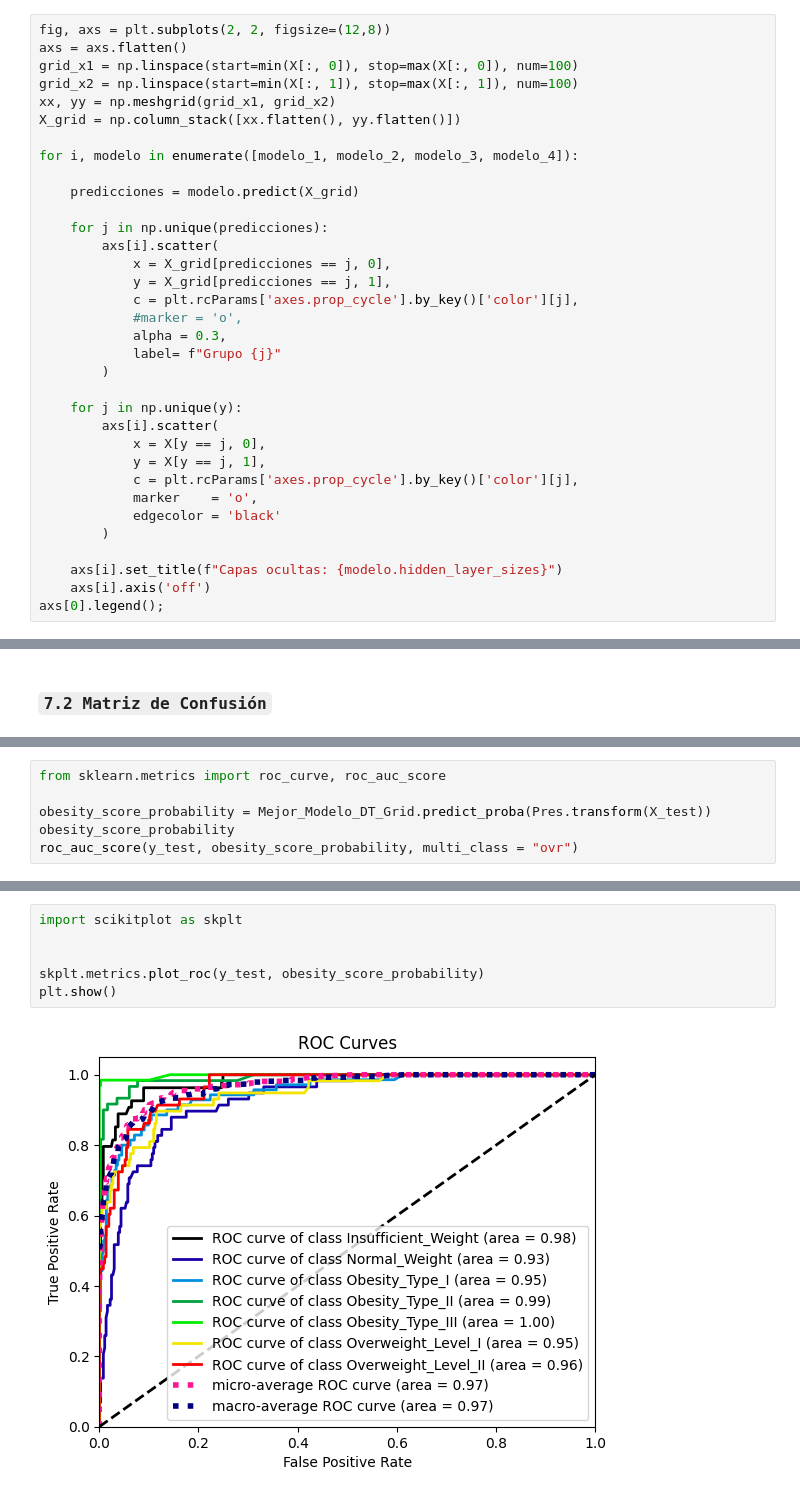
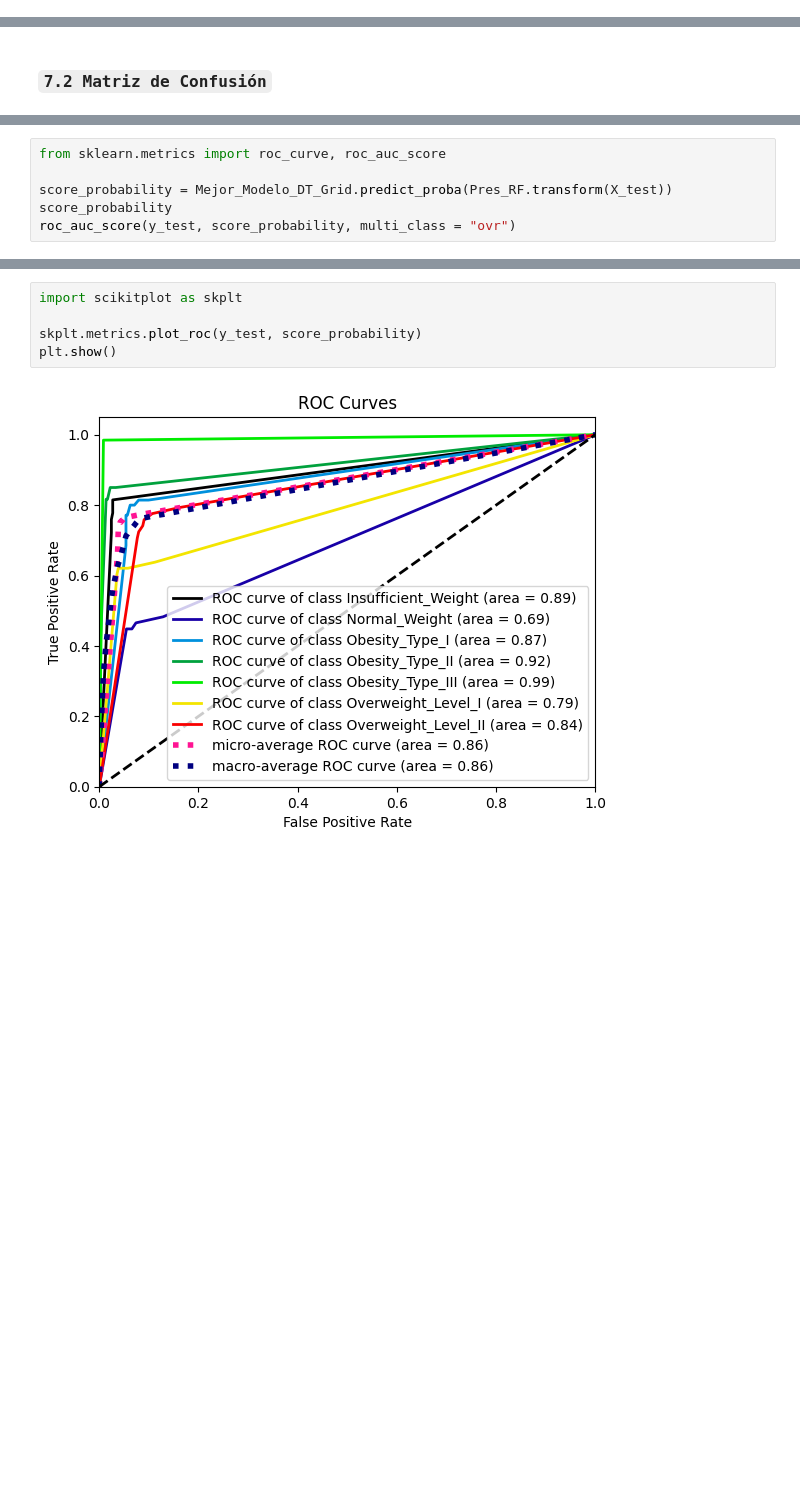
Before and after one commit to JuliethLambrano930/Proyecto_Final, a Jupyter notebook: Notebooks/aprendizaje_supervisado.ipynb, the cells around one changed output, grey strips where cells are left out. Cells and saved outputs as stored; diff of their text form; blank space fills up the shorter version.

```diff
--- a/Notebooks/aprendizaje_supervisado.ipynb
+++ b/Notebooks/aprendizaje_supervisado.ipynb
@@ -678,34 +707,0 @@ InvalidIndexError: (slice(None, None, None), 0)
-# %%
-fig, axs = plt.subplots(2, 2, figsize=(12,8))
-axs = axs.flatten()
-grid_x1 = np.linspace(start=min(X[:, 0]), stop=max(X[:, 0]), num=100)
-grid_x2 = np.linspace(start=min(X[:, 1]), stop=max(X[:, 1]), num=100)
-xx, yy = np.meshgrid(grid_x1, grid_x2)
-X_grid = np.column_stack([xx.flatten(), yy.flatten()])
-
-for i, modelo in enumerate([modelo_1, modelo_2, modelo_3, modelo_4]):
-
-    predicciones = modelo.predict(X_grid)
-
-    for j in np.unique(predicciones):
-        axs[i].scatter(
-            x = X_grid[predicciones == j, 0],
-            y = X_grid[predicciones == j, 1],
-            c = plt.rcParams['axes.prop_cycle'].by_key()['color'][j],
-            #marker = 'o',
-            alpha = 0.3,
-            label= f"Grupo {j}"
-        )
-
-    for j in np.unique(y):
-        axs[i].scatter(
-            x = X[y == j, 0],
-            y = X[y == j, 1],
-            c = plt.rcParams['axes.prop_cycle'].by_key()['color'][j],
-            marker    = 'o',
-            edgecolor = 'black'
-        )
-
-    axs[i].set_title(f"Capas ocultas: {modelo.hidden_layer_sizes}")
-    axs[i].axis('off')
-axs[0].legend();
@@ -829,7 +817,7 @@ plt.show()
 # %%
 from sklearn.metrics import roc_curve, roc_auc_score
 
-obesity_score_probability = Mejor_Modelo_DT_Grid.predict_proba(Pres.transform(X_test))
-obesity_score_probability
-roc_auc_score(y_test, obesity_score_probability, multi_class = "ovr")
+score_probability = Mejor_Modelo_DT_Grid.predict_proba(Pres_RF.transform(X_test))
+score_probability
+roc_auc_score(y_test, score_probability, multi_class = "ovr")
 # %% [output]
@@ -837,8 +827,7 @@ roc_auc_score(y_test, obesity_score_probability, multi_class = "ovr")
 # %%
 import scikitplot as skplt
 
-
-skplt.metrics.plot_roc(y_test, obesity_score_probability)
+skplt.metrics.plot_roc(y_test, score_probability)
 plt.show()
 # %% [output]
-[figure, old version]
+[figure, new version]
```
Also changed, not shown: parts of 73 cells of this notebook, 1 other file.
